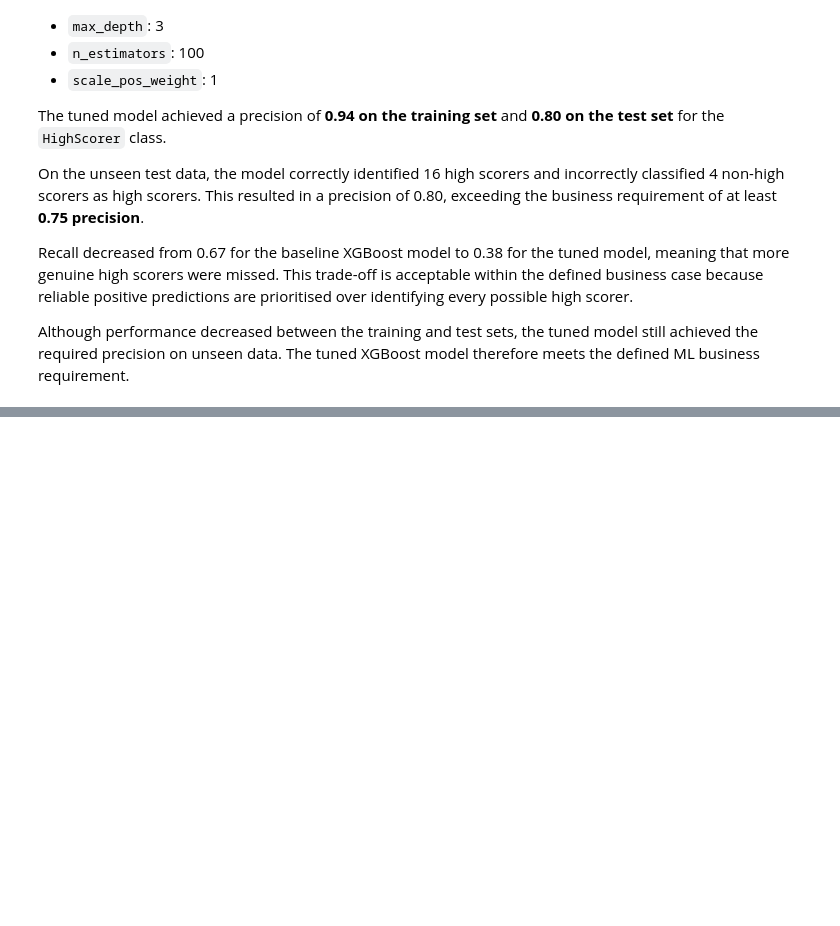
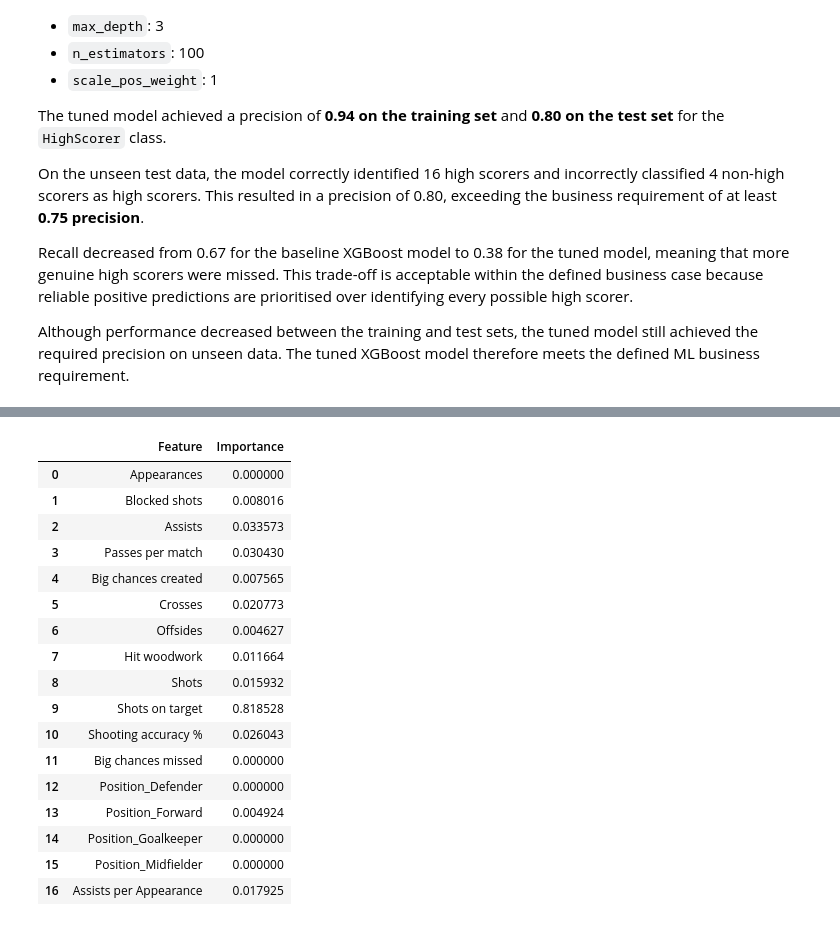
Before and after one commit to garethrogers28/premier-league-predictor, a Jupyter notebook: jupyter_notebooks/05_Model_Development.ipynb, the cells around one changed output, grey strips where cells are left out. Drawn from its saved outputs; the diff is of its cells as text; code cells hidden in the pictures; blank space fills up the shorter version.

Commit message:
Analyse feature importance and save final ML pipeline

```diff
--- a/jupyter_notebooks/05_Model_Development.ipynb
+++ b/jupyter_notebooks/05_Model_Development.ipynb
@@ -760,0 +776,6 @@ Although performance decreased between the training and test sets, the tuned mod
+# %%
+feature_importance = pd.Series(
+    best_xgb_model.feature_importances_,
+    index=X_train.columns
+)
+feature_importance.sort_values(ascending=False)
@@ -760,0 +801,23 @@ Although performance decreased between the training and test sets, the tuned mod
+# %%
+feature_importance_df = feature_importance.reset_index()
+feature_importance_df.columns = ["Feature", "Importance"]
+feature_importance_df
+# %% [output]
+|  | Feature | Importance |
+| 0 | Appearances | 0.000000 |
+| 1 | Blocked shots | 0.008016 |
+| 2 | Assists | 0.033573 |
+| 3 | Passes per match | 0.030430 |
+| 4 | Big chances created | 0.007565 |
+| 5 | Crosses | 0.020773 |
+| 6 | Offsides | 0.004627 |
+| 7 | Hit woodwork | 0.011664 |
+| 8 | Shots | 0.015932 |
+| 9 | Shots on target | 0.818528 |
+| 10 | Shooting accuracy % | 0.026043 |
+| 11 | Big chances missed | 0.000000 |
+| 12 | Position_Defender | 0.000000 |
+| 13 | Position_Forward | 0.004924 |
+| 14 | Position_Goalkeeper | 0.000000 |
+| 15 | Position_Midfielder | 0.000000 |
+| 16 | Assists per Appearance | 0.017925 |
```
Also changed, not shown: parts of 15 cells of this notebook, 1 other file.
